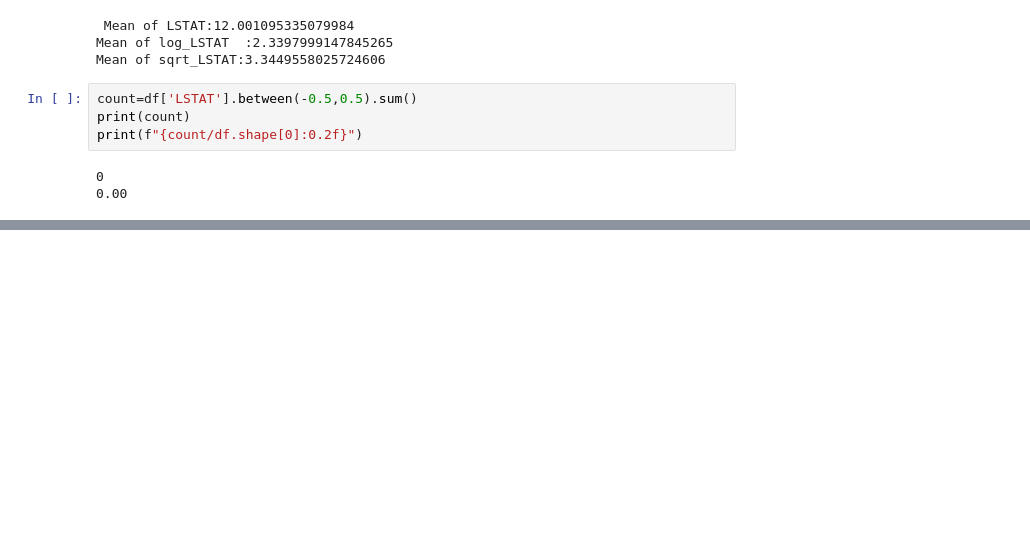
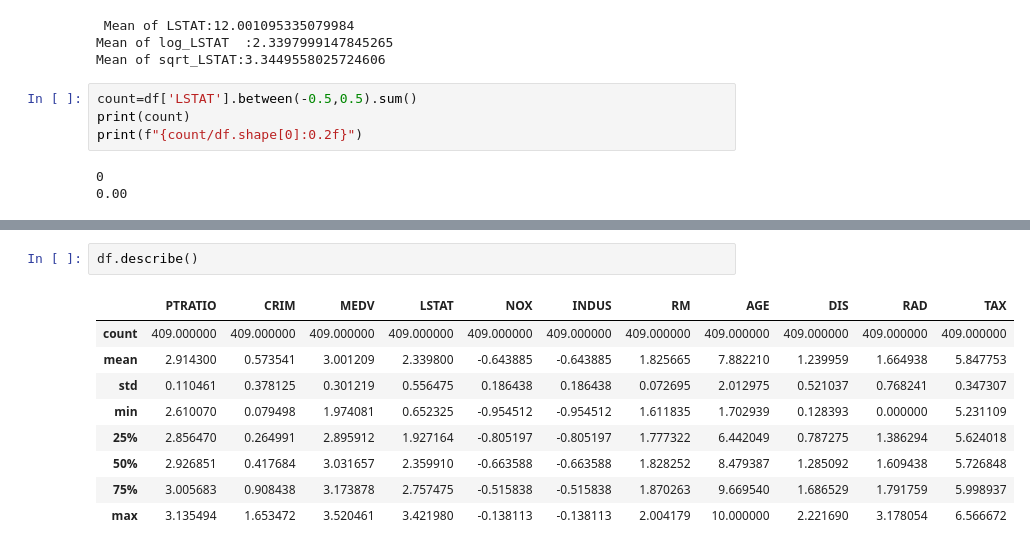
Before and after one commit to Farazmghm/Business-Machine-Learning-and-EDA, a Jupyter notebook: Crime.ipynb, the cells around one changed output, grey strips where cells are left out. Cells and saved outputs as stored; diff of their text form; blank space fills up the shorter version.

```diff
--- a/Crime.ipynb
+++ b/Crime.ipynb
@@ -700,0 +745,12 @@ print(f"{count/df.shape[0]:0.2f}")
+# %%
+df.describe()
+# %% [output]
+|  | PTRATIO | CRIM | MEDV | LSTAT | NOX | INDUS | RM | AGE | DIS | RAD | TAX |
+| count | 409.000000 | 409.000000 | 409.000000 | 409.000000 | 409.000000 | 409.000000 | 409.000000 | 409.000000 | 409.000000 | 409.000000 | 409.000000 |
+| mean | 2.914300 | 0.573541 | 3.001209 | 2.339800 | -0.643885 | -0.643885 | 1.825665 | 7.882210 | 1.239959 | 1.664938 | 5.847753 |
+| std | 0.110461 | 0.378125 | 0.301219 | 0.556475 | 0.186438 | 0.186438 | 0.072695 | 2.012975 | 0.521037 | 0.768241 | 0.347307 |
+| min | 2.610070 | 0.079498 | 1.974081 | 0.652325 | -0.954512 | -0.954512 | 1.611835 | 1.702939 | 0.128393 | 0.000000 | 5.231109 |
+| 25% | 2.856470 | 0.264991 | 2.895912 | 1.927164 | -0.805197 | -0.805197 | 1.777322 | 6.442049 | 0.787275 | 1.386294 | 5.624018 |
+| 50% | 2.926851 | 0.417684 | 3.031657 | 2.359910 | -0.663588 | -0.663588 | 1.828252 | 8.479387 | 1.285092 | 1.609438 | 5.726848 |
+| 75% | 3.005683 | 0.908438 | 3.173878 | 2.757475 | -0.515838 | -0.515838 | 1.870263 | 9.669540 | 1.686529 | 1.791759 | 5.998937 |
+| max | 3.135494 | 1.653472 | 3.520461 | 3.421980 | -0.138113 | -0.138113 | 2.004179 | 10.000000 | 2.221690 | 3.178054 | 6.566672 |
```
Also changed, not shown: parts of 4 cells of this notebook.
